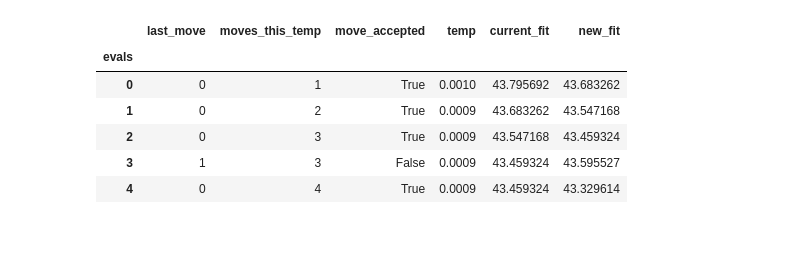
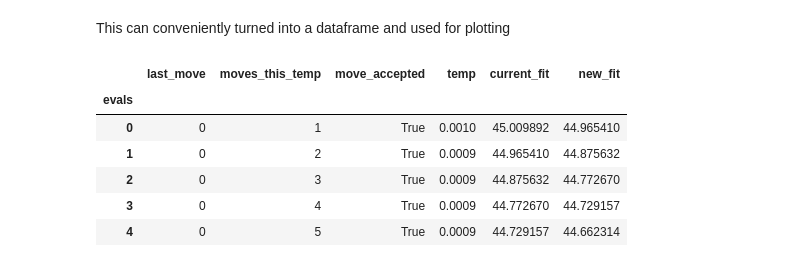
Before and after one commit to peterwinter/boxcluster_tutorial, a Jupyter notebook: boxcut.ipynb, the cells around one changed output. Cells and saved outputs as stored; diff of their text form; code cells hidden in the pictures; blank space fills up the shorter version.

```diff
--- a/boxcut.ipynb
+++ b/boxcut.ipynb
@@ -18,2 +34,3 @@ import matplotlib.pyplot as plt
 # %%
-test_soln = generate_nested_data(noise=0.05)
+sample_data = generate_nested_data(noise=0.05)
+sample_data
@@ -39,0 +61,9 @@ Fit:18.45 Boxes: [16, 32, 48, 64]
+# %%
+# initialize an instance of BoxCut using the sample data
+bc = BoxCut(matrix=sample_data)
+
+# run simulated annealing
+best_boxes = bc(save_history=True)
+
+# show the boxes
+mplot(test_soln, boxes=best_boxes)
@@ -39,0 +118,3 @@ Fit:18.45 Boxes: [16, 32, 48, 64]
+# %%
+history = bc.history
+history[:3]
@@ -40,11 +125,13 @@ Fit:18.45 Boxes: [16, 32, 48, 64]
+# %% [markdown]
+This can conveniently turned into a dataframe and used for plotting
 # %%
-df = pd.DataFrame(bc2.history).set_index('evals')
+df = pd.DataFrame(history).set_index('evals')
 df.head()
 # %% [output]
 |  | last_move | moves_this_temp | move_accepted | temp | current_fit | new_fit |
 | evals |  |  |  |  |  |  |
-| 0 | 0 | 1 | True | 0.0010 | 43.795692 | 43.683262 |
-| 1 | 0 | 2 | True | 0.0009 | 43.683262 | 43.547168 |
-| 2 | 0 | 3 | True | 0.0009 | 43.547168 | 43.459324 |
-| 3 | 1 | 3 | False | 0.0009 | 43.459324 | 43.595527 |
-| 4 | 0 | 4 | True | 0.0009 | 43.459324 | 43.329614 |
+| 0 | 0 | 1 | True | 0.0010 | 45.009892 | 44.965410 |
+| 1 | 0 | 2 | True | 0.0009 | 44.965410 | 44.875632 |
+| 2 | 0 | 3 | True | 0.0009 | 44.875632 | 44.772670 |
+| 3 | 0 | 4 | True | 0.0009 | 44.772670 | 44.729157 |
+| 4 | 0 | 5 | True | 0.0009 | 44.729157 | 44.662314 |
```
Also changed, not shown: parts of 27 cells of this notebook.
